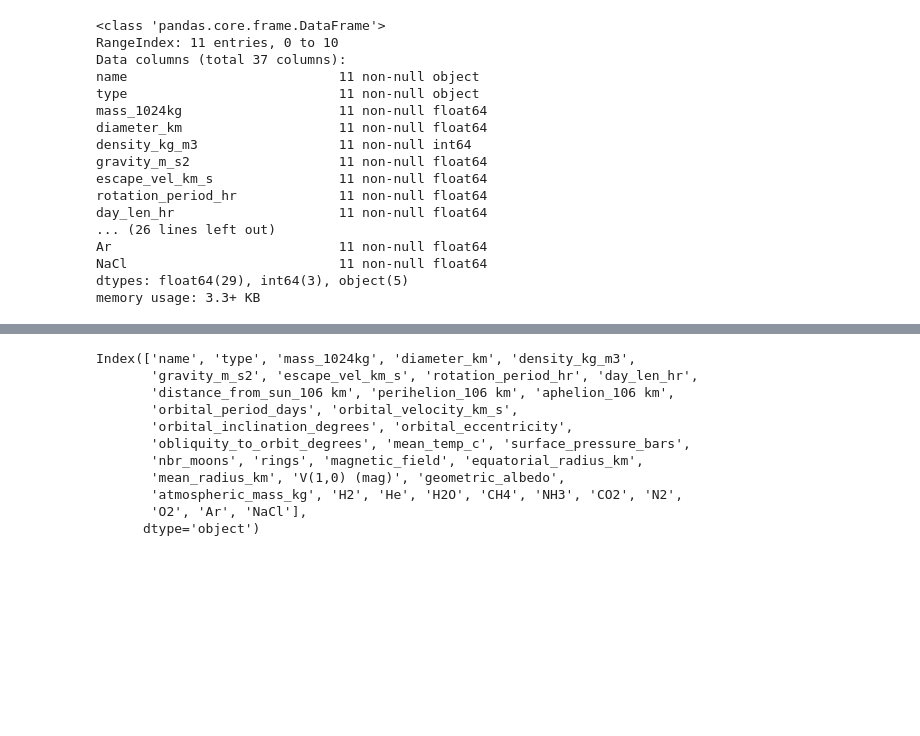
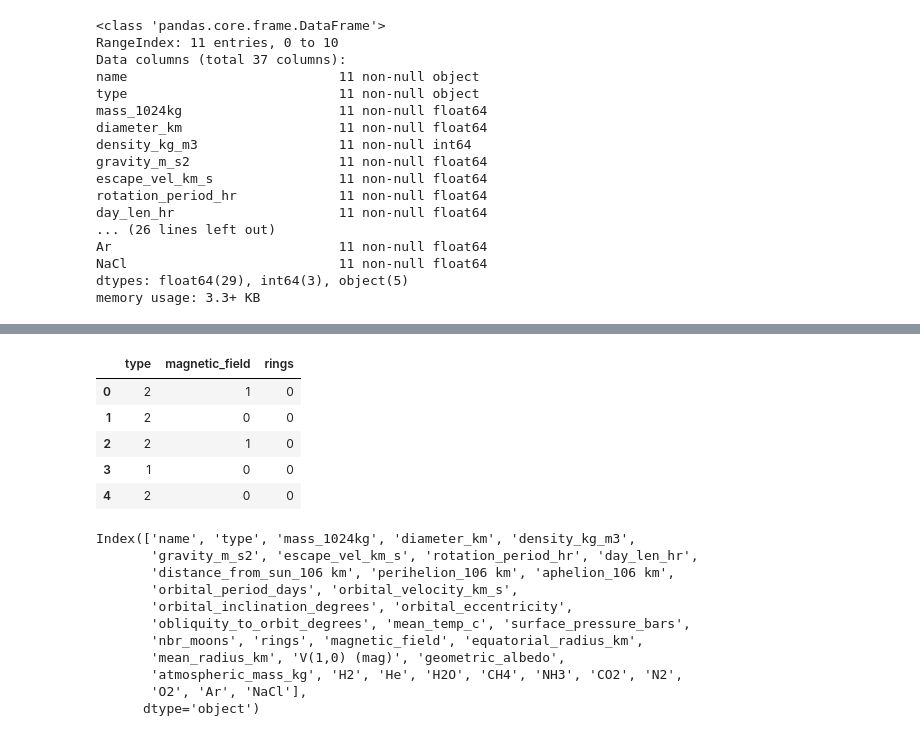
Before and after one commit to julielinx/experiments, a Jupyter notebook: data_sci_storytime/planets_EDA.ipynb, the cells around one changed output, grey strips where cells are left out. Saved outputs shown, nothing was run; the diff lists cells and outputs as text; code cells hidden in the pictures; blank space fills up the shorter version.

```diff
--- a/data_sci_storytime/planets_EDA.ipynb
+++ b/data_sci_storytime/planets_EDA.ipynb
@@ -44,0 +60,2 @@ memory usage: 3.3+ KB
+# %%
+planets[['type', 'rings', 'magnetic_field']] = planets[['type', 'rings', 'magnetic_field']].astype('category')
@@ -45,3 +82,15 @@ memory usage: 3.3+ KB
+# %%
+for cat in planets.select_dtypes('category').columns.tolist():
+    planets[cat] = planets[cat].cat.codes
+# %%
+planets[['type', 'magnetic_field', 'rings']].head()
+# %% [output]
+|  | type | magnetic_field | rings |
+| 0 | 2 | 1 | 0 |
+| 1 | 2 | 0 | 0 |
+| 2 | 2 | 1 | 0 |
+| 3 | 1 | 0 | 0 |
+| 4 | 2 | 0 | 0 |
 # %%
 planets.columns
 # %% [output]
```
Also changed, not shown: parts of 9 cells of this notebook, 7 other files.
